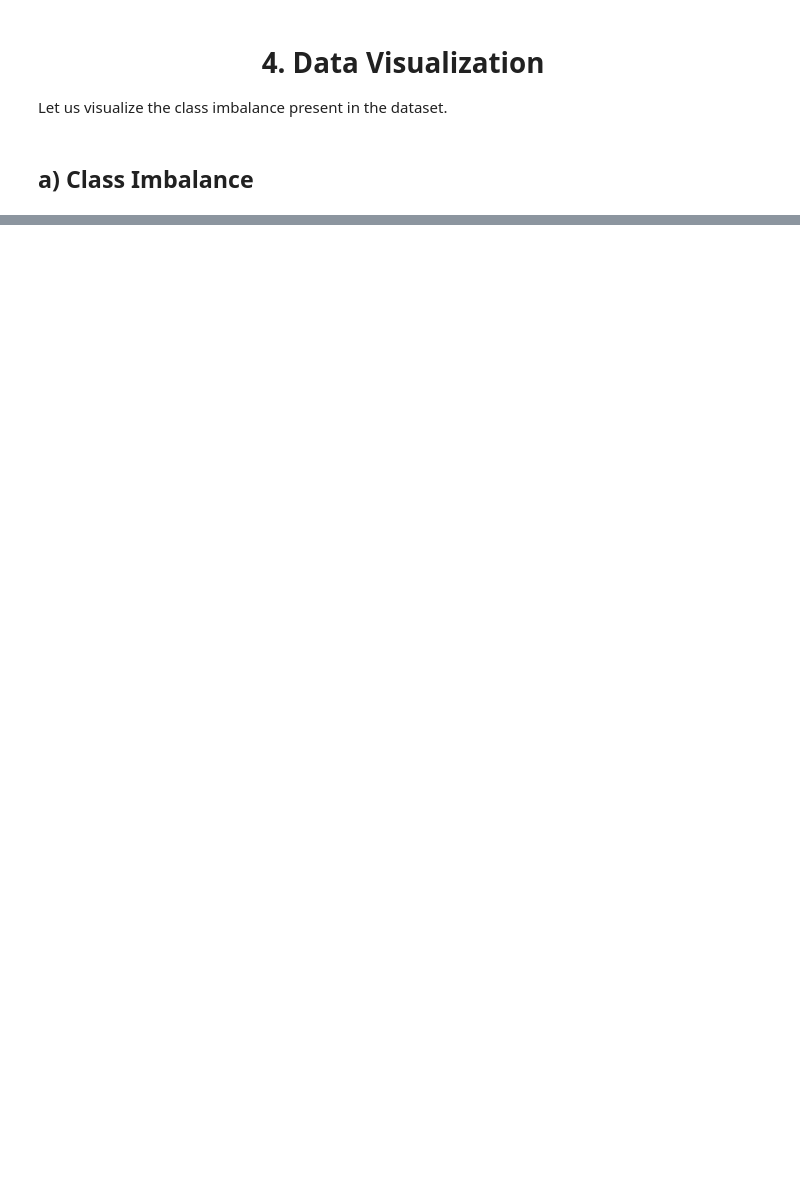
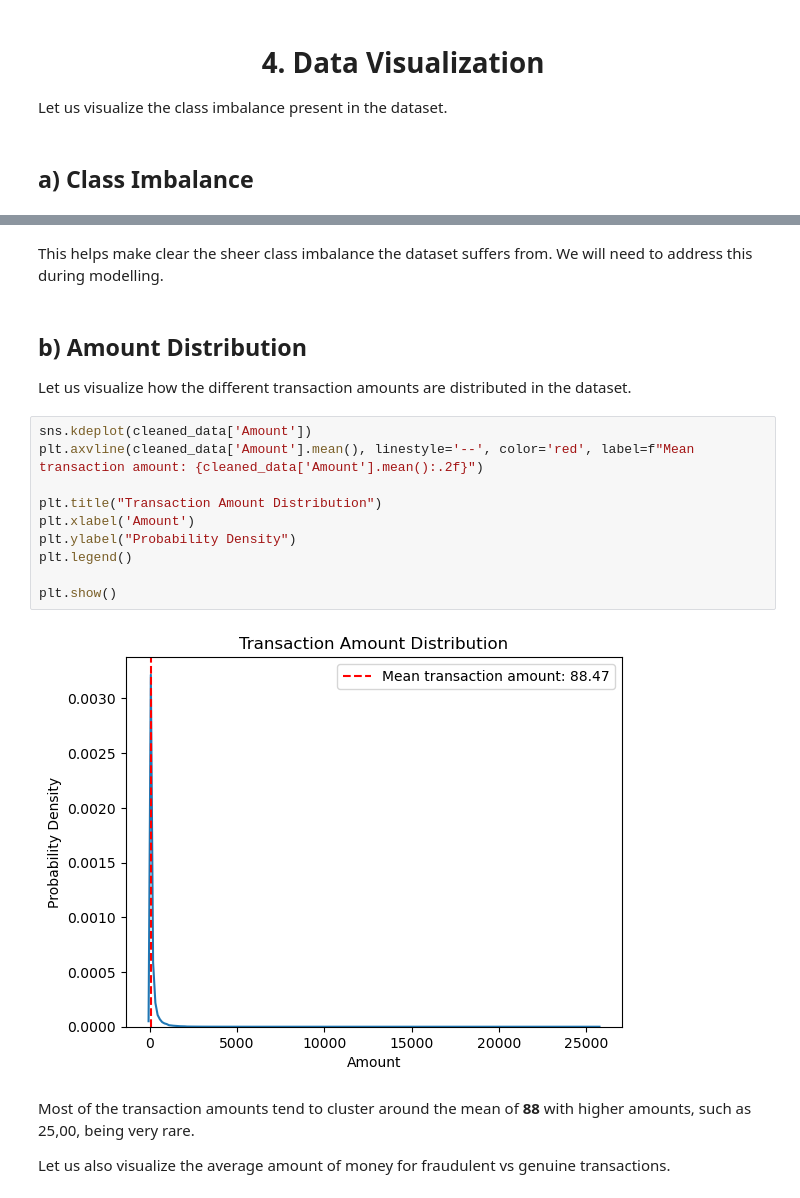
Before and after one commit to NgundoMuithya/Kaggle_Credit_Card_Fraud_Detection, a Jupyter notebook: notebook.ipynb, the cells around one changed output, grey strips where cells are left out. Saved outputs shown, nothing was run; the diff lists cells and outputs as text; blank space fills up the shorter version.

```diff
--- a/notebook.ipynb
+++ b/notebook.ipynb
@@ -209,0 +239,22 @@ cleaned_data['Class']
+# %% [markdown]
+This helps make clear the sheer class imbalance the dataset suffers from. We will need to address this during modelling.
+# %% [markdown]
+## b) Amount Distribution
+
+Let us visualize how the different transaction amounts are distributed in the dataset.
+# %%
+sns.kdeplot(cleaned_data['Amount'])
+plt.axvline(cleaned_data['Amount'].mean(), linestyle='--', color='red', label=f"Mean transaction amount: {cleaned_data['Amount'].mean():.2f}")
+
+plt.title("Transaction Amount Distribution")
+plt.xlabel('Amount')
+plt.ylabel("Probability Density")
+plt.legend()
+
+plt.show()
+# %% [output]
+[figure, added]
+# %% [markdown]
+Most of the transaction amounts tend to cluster around the mean of **88** with higher amounts, such as 25,00, being very rare.
+
+Let us also visualize the average amount of money for fraudulent vs genuine transactions.
```
Also changed, not shown: parts of 4 cells of this notebook.
